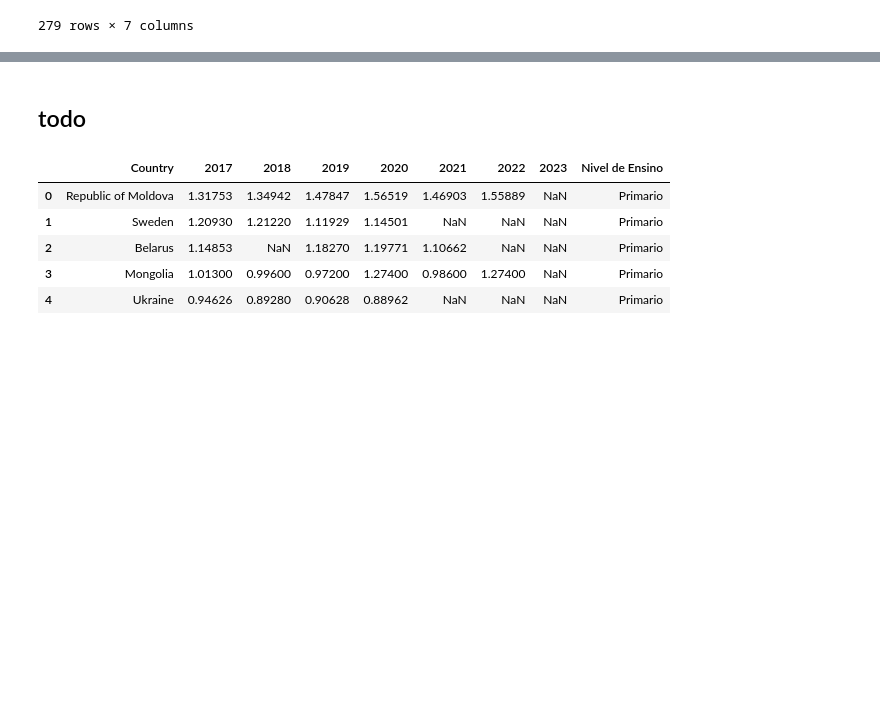
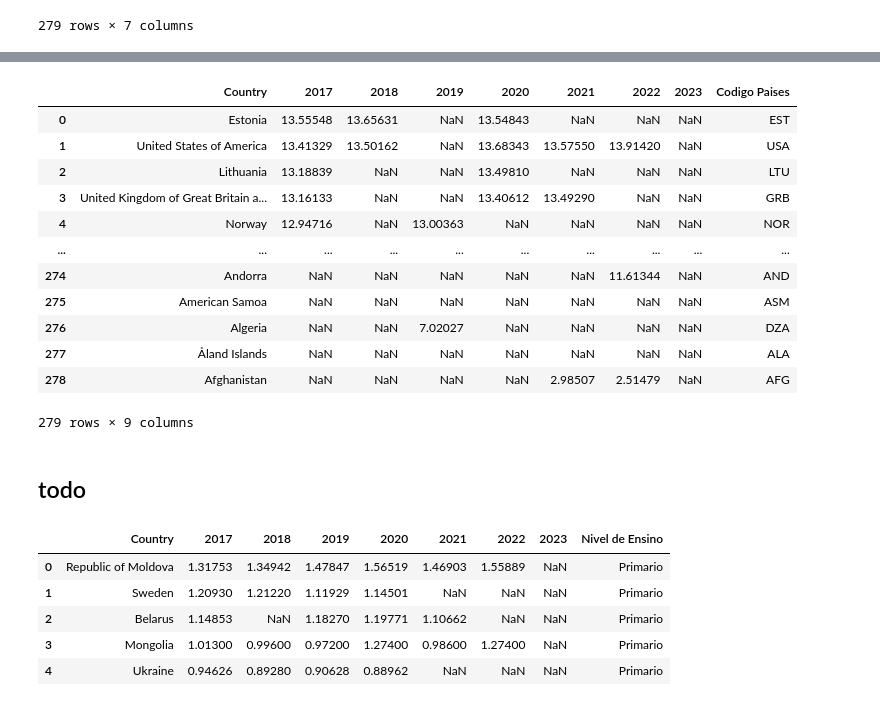
Before and after one commit to RodolfoPCruz/education_analysis, a Jupyter notebook: Comparativo/Comparativo.ipynb, the cells around one changed output, grey strips where cells are left out. Saved outputs shown, nothing was run; the diff lists cells and outputs as text; code cells hidden in the pictures; blank space fills up the shorter version.

Commit message:
feat: Criacao de coluna com codigo dos paises nos dataframes com os rankings para permitir plotagem de mapas e comparacao entre diferentes dataframes

```diff
--- a/Comparativo/Comparativo.ipynb
+++ b/Comparativo/Comparativo.ipynb
@@ -263,7 +350,7 @@ for nome_pais in mean_year_schooling['Country']:
     except:
         print(nome_pais)
         codigos.append(None)
-mean_year_schooling["Codigos Paises"]=codigos
+mean_year_schooling["Codigo Paises"]=codigos
 # %% [output]
 United States of America
 United Kingdom of Great Britain and Northern Ireland
@@ -311,10 +398,10 @@ lookup_table_codigos_paises={'United States of America':"USA",
 # %%
 #Uso da lookup table para preencher oos códigos de alguns paises que não foram encontrados pela biblioteca
 
-for i,j in enumerate(mean_year_schooling['Codigos Paises']):
+for i,j in enumerate(mean_year_schooling['Codigo Paises']):
     if j==None:
         try:
-            mean_year_schooling.loc[i,'Codigos Paises']=lookup_table_codigos_paises[mean_year_schooling.loc[i,'Country']]
+            mean_year_schooling.loc[i,'Codigo Paises']=lookup_table_codigos_paises[mean_year_schooling.loc[i,'Country']]
         except:
             pass
 # %% [markdown]
@@ -1117,3 +1213,19 @@ df_paises_mean_year_schooling
+# %%
+mean_year_schooling
+# %% [output]
+|  | Country | 2017 | 2018 | 2019 | 2020 | 2021 | 2022 | 2023 | Codigo Paises |
+| 0 | Estonia | 13.55548 | 13.65631 | NaN | 13.54843 | NaN | NaN | NaN | EST |
+| 1 | United States of America | 13.41329 | 13.50162 | NaN | 13.68343 | 13.57550 | 13.91420 | NaN | USA |
+| 2 | Lithuania | 13.18839 | NaN | NaN | 13.49810 | NaN | NaN | NaN | LTU |
+| 3 | United Kingdom of Great Britain a... | 13.16133 | NaN | NaN | 13.40612 | 13.49290 | NaN | NaN | GRB |
+| 4 | Norway | 12.94716 | NaN | 13.00363 | NaN | NaN | NaN | NaN | NOR |
+| ... | ... | ... | ... | ... | ... | ... | ... | ... | ... |
+| 274 | Andorra | NaN | NaN | NaN | NaN | NaN | 11.61344 | NaN | AND |
+| 275 | American Samoa | NaN | NaN | NaN | NaN | NaN | NaN | NaN | ASM |
+| 276 | Algeria | NaN | NaN | 7.02027 | NaN | NaN | NaN | NaN | DZA |
+| 277 | Åland Islands | NaN | NaN | NaN | NaN | NaN | NaN | NaN | ALA |
+| 278 | Afghanistan | NaN | NaN | NaN | NaN | 2.98507 | 2.51479 | NaN | AFG |
+279 rows × 9 columns
 # %% [markdown]
 ## todo
 # %%
```
Also changed, not shown: parts of 14 cells of this notebook.
